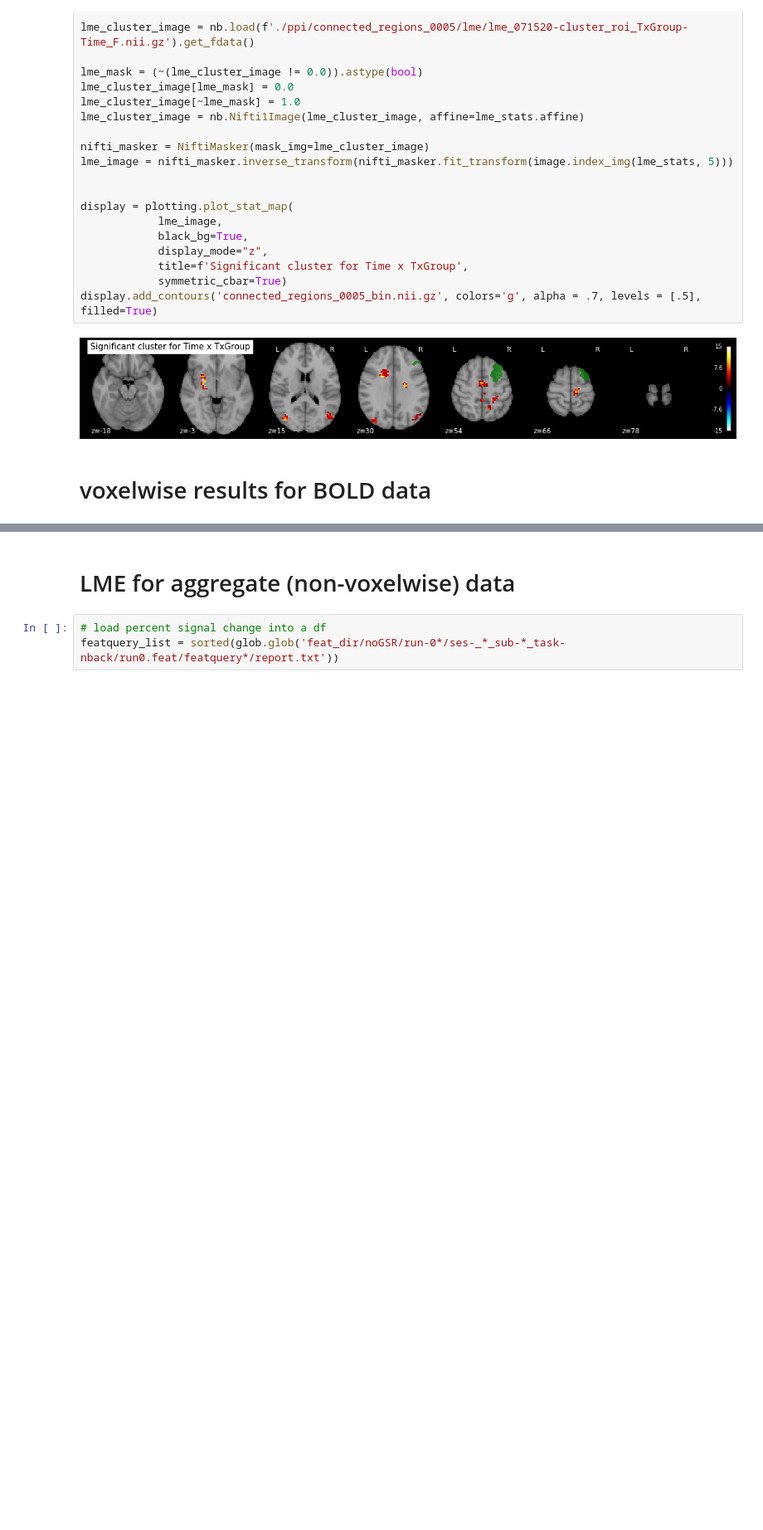
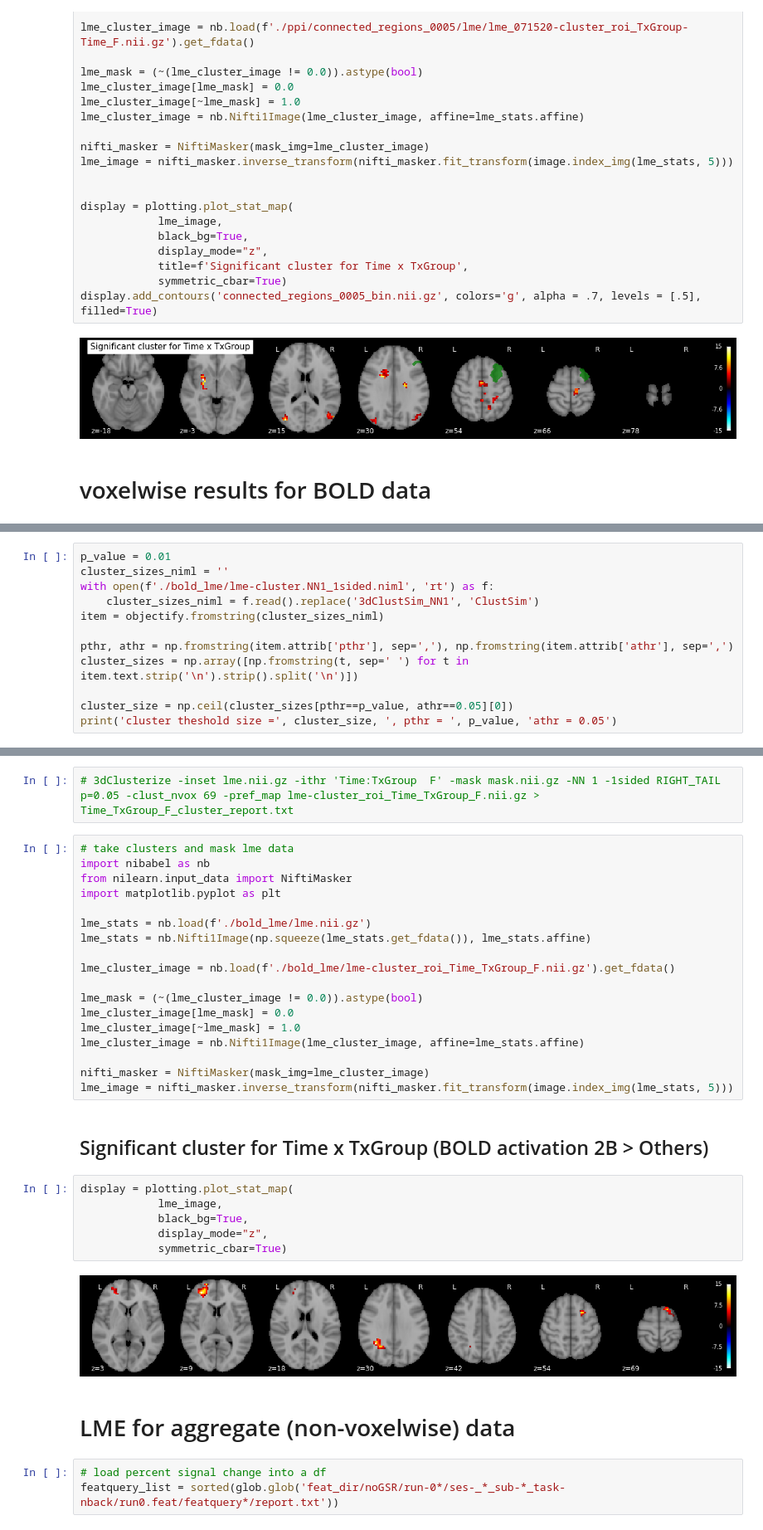
Before and after one commit to tbweng/lllt, a Jupyter notebook: lme.ipynb, the cells around one changed output, grey strips where cells are left out. Shown at 83% size. Cells and saved outputs as stored; diff of their text form; blank space fills up the shorter version.

```diff
--- a/lme.ipynb
+++ b/lme.ipynb
@@ -538,0 +653,12 @@ for ind, sub in enumerate(sesB_run1 ):
+# %%
+p_value = 0.01
+cluster_sizes_niml = ''
+with open(f'./bold_lme/lme-cluster.NN1_1sided.niml', 'rt') as f:
+    cluster_sizes_niml = f.read().replace('3dClustSim_NN1', 'ClustSim')
+item = objectify.fromstring(cluster_sizes_niml)
+
+pthr, athr = np.fromstring(item.attrib['pthr'], sep=','), np.fromstring(item.attrib['athr'], sep=',')
+cluster_sizes = np.array([np.fromstring(t, sep=' ') for t in item.text.strip('\n').strip().split('\n')])
+
+cluster_size = np.ceil(cluster_sizes[pthr==p_value, athr==0.05][0])
+print('cluster theshold size =', cluster_size, ', pthr = ', p_value, 'athr = 0.05')
@@ -539,3 +688,33 @@ for ind, sub in enumerate(sesB_run1 ):
+# %%
+# 3dClusterize -inset lme.nii.gz -ithr 'Time:TxGroup  F' -mask mask.nii.gz -NN 1 -1sided RIGHT_TAIL p=0.05 -clust_nvox 69 -pref_map lme-cluster_roi_Time_TxGroup_F.nii.gz > Time_TxGroup_F_cluster_report.txt
+# %%
+# take clusters and mask lme data
+import nibabel as nb
+from nilearn.input_data import NiftiMasker
+import matplotlib.pyplot as plt
+
+lme_stats = nb.load(f'./bold_lme/lme.nii.gz')
+lme_stats = nb.Nifti1Image(np.squeeze(lme_stats.get_fdata()), lme_stats.affine)
+
+lme_cluster_image = nb.load(f'./bold_lme/lme-cluster_roi_Time_TxGroup_F.nii.gz').get_fdata()
+
+lme_mask = (~(lme_cluster_image != 0.0)).astype(bool)
+lme_cluster_image[lme_mask] = 0.0
+lme_cluster_image[~lme_mask] = 1.0
+lme_cluster_image = nb.Nifti1Image(lme_cluster_image, affine=lme_stats.affine)
+
+nifti_masker = NiftiMasker(mask_img=lme_cluster_image)
+lme_image = nifti_masker.inverse_transform(nifti_masker.fit_transform(image.index_img(lme_stats, 5)))
+# %% [markdown]
+## Significant cluster for Time x TxGroup (BOLD activation 2B > Others)
+# %%
+display = plotting.plot_stat_map(
+            lme_image,
+            black_bg=True,
+            display_mode="z",
+            symmetric_cbar=True)
+# %% [output]
+[figure, added]
 # %% [markdown]
 # LME for aggregate (non-voxelwise) data
 # %%
```
Also changed, not shown: parts of 16 cells of this notebook.
